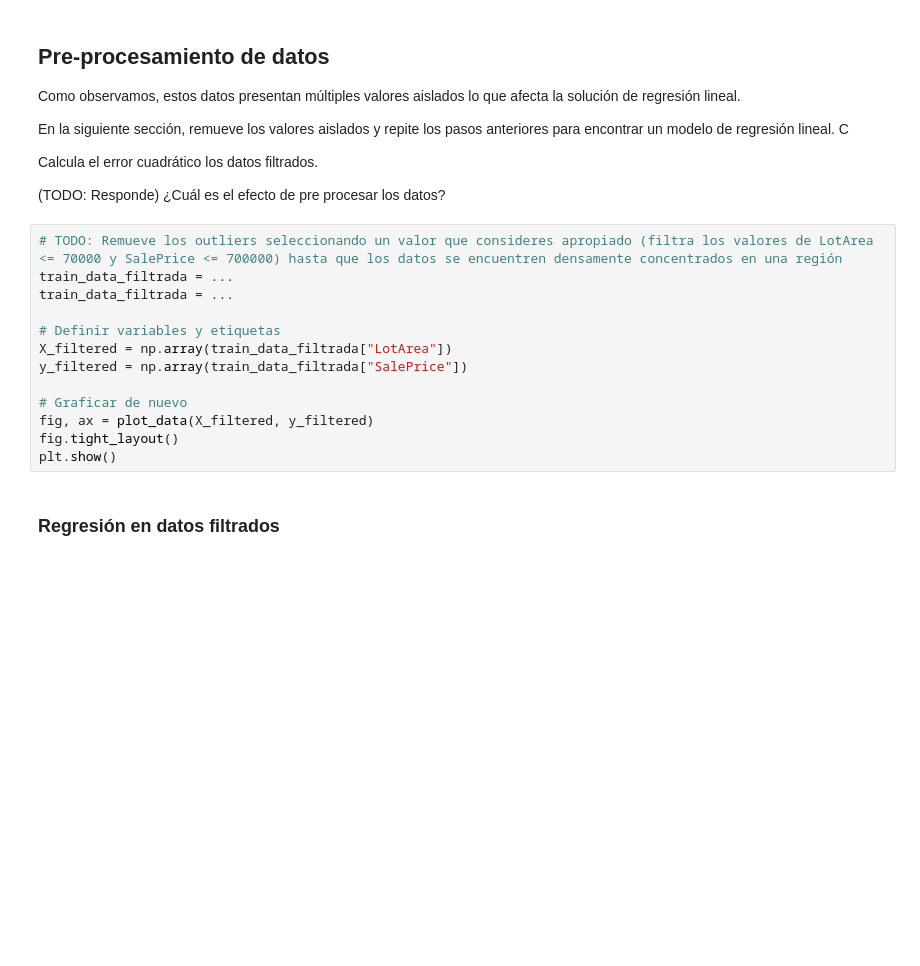
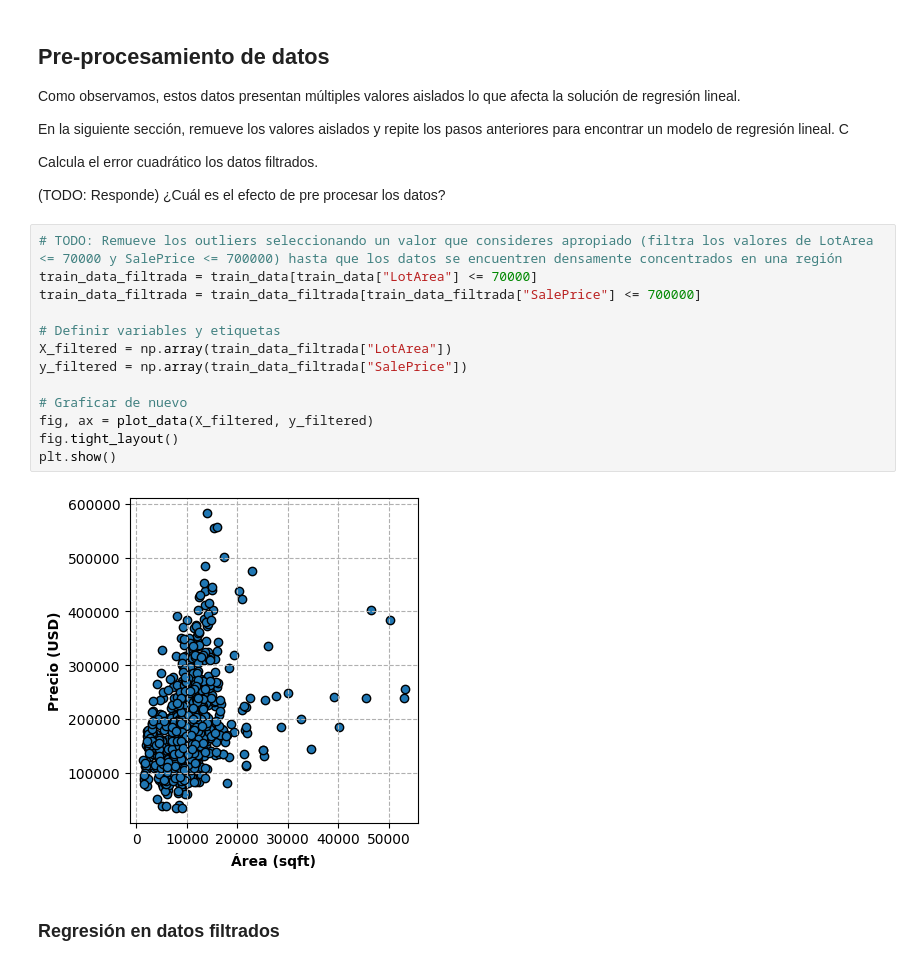
Before and after one commit to JessicaBorja/ml25, a Jupyter notebook: src/ml25/E03_linear_reg/linear_regression.ipynb, the cells around one changed output. Drawn from its saved outputs; the diff is of its cells as text; blank space fills up the shorter version.

```diff
--- a/src/ml25/E03_linear_reg/linear_regression.ipynb
+++ b/src/ml25/E03_linear_reg/linear_regression.ipynb
@@ -223,17 +222,19 @@ Calcula el error cuadrático los datos filtrados.
 (TODO: Responde) ¿Cuál es el efecto de pre procesar los datos?
 # %%
 # TODO: Remueve los outliers seleccionando un valor que consideres apropiado (filtra los valores de LotArea <= 70000 y SalePrice <= 700000) hasta que los datos se encuentren densamente concentrados en una región
-train_data_filtrada = ...
-train_data_filtrada = ...
+train_data_filtrada = train_data[train_data["LotArea"] <= 70000]
+train_data_filtrada = train_data_filtrada[train_data_filtrada["SalePrice"] <= 700000]
 
 # Definir variables y etiquetas
 X_filtered = np.array(train_data_filtrada["LotArea"])
 y_filtered = np.array(train_data_filtrada["SalePrice"])
 
 # Graficar de nuevo
 fig, ax = plot_data(X_filtered, y_filtered)
 fig.tight_layout()
 plt.show()
+# %% [output]
+[figure, added]
 # %% [markdown]
 ### Regresión en datos filtrados
 # %%
```
Also changed, not shown: parts of 7 cells of this notebook.
